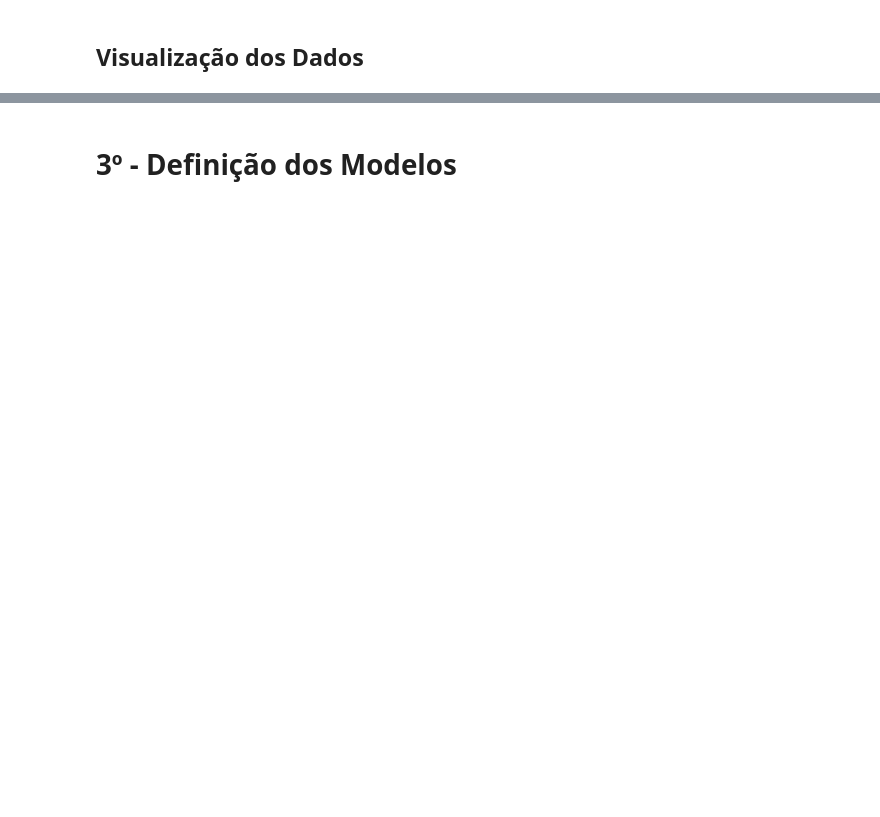
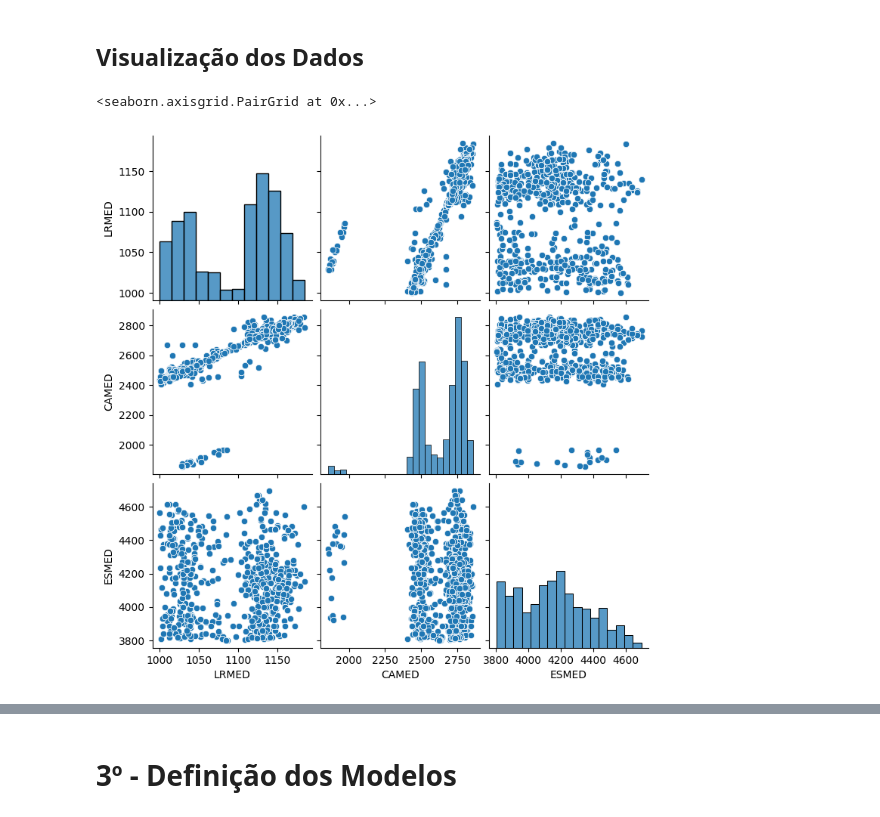
Before and after one commit to MaxVieiraSantiago/Machine-Learning-Algorithms, a Jupyter notebook: Linear Regression/Regressão_Linear_Múltipla_Previsão_de_LR_.ipynb, the cells around one changed output, grey strips where cells are left out. Saved outputs shown, nothing was run; the diff lists cells and outputs as text; code cells hidden in the pictures; blank space fills up the shorter version.

```diff
--- a/Linear Regression/Regressão_Linear_Múltipla_Previsão_de_LR_.ipynb
+++ b/Linear Regression/Regressão_Linear_Múltipla_Previsão_de_LR_.ipynb
@@ -353,0 +345,10 @@ sns.pairplot(dados)
+# %%
+# Gráficos Ensaios em Função do LR
+# X_grafico = ['CAMED', 'ESMED', 'S', 'C', 'MN', 'P', 'SI', 'AL', 'N', 'B', 'NB', 'TI', 'CU', 'CR', 'MO', 'NI', 'V', 'CA', 'CICLO']
+X_grafico = ['LRMED', 'CAMED', 'ESMED']
+dados_grafico = dados[X_grafico]
+
+sns.pairplot(dados_grafico)
+# %% [output]
+<seaborn.axisgrid.PairGrid at 0x...>
+[figure, added]
```
Also changed, not shown: parts of 23 cells of this notebook.
